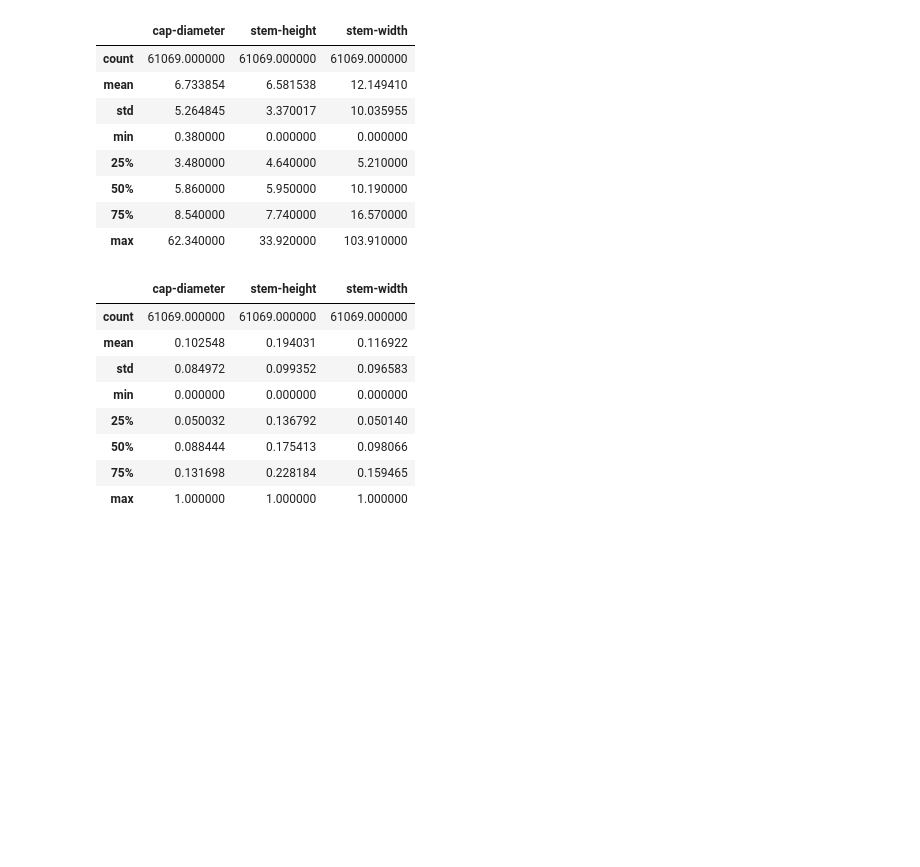
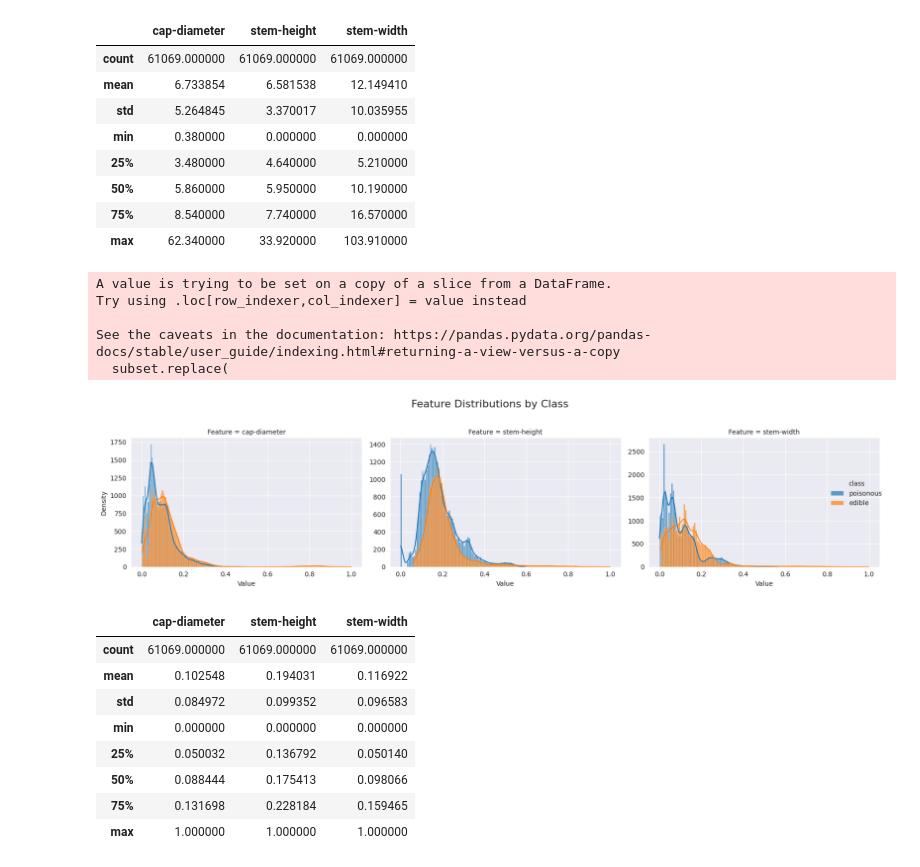
Before and after one commit to Sombra-MLET2/1-up-classifier, a Jupyter notebook: ml-models/Mushroom_Safety_Classifier.ipynb, the cells around one changed output. Cells and saved outputs as stored; diff of their text form; code cells hidden in the pictures; blank space fills up the shorter version.

Commit message:
Added facet grid graph on cap diameter, stem height & width

```diff
--- a/ml-models/Mushroom_Safety_Classifier.ipynb
+++ b/ml-models/Mushroom_Safety_Classifier.ipynb
@@ -190,6 +190,39 @@ num_scaler = MinMaxScaler()
 
 # Aplicando Min & Max scaler para variáveis categóricas
 dados[nor_cols] = cat_scaler.fit_transform(dados[nor_cols])
+# %%
+import seaborn as sns
+import matplotlib.pyplot as plt
+
+subset = dados[['cap-diameter', 'stem-height', 'stem-width', 'class']]
+subset.replace(
+    {
+        'class': {
+            1: 'poisonous',
+            0: 'edible'
+        }
+    },
+    inplace=True)
+
+melted_data = subset.melt(id_vars='class', var_name='Feature', value_name='Value')
+
+g = sns.FacetGrid(melted_data, col='Feature', hue='class', sharex=False, sharey=False, height=4, aspect=1.3)
+
+g.map(sns.histplot, 'Value', kde=True, alpha=0.7).add_legend()
+
+g.set_axis_labels("Value", "Density")
+g.fig.suptitle("Feature Distributions by Class", y=1.03, fontsize=16)
+plt.tight_layout()
+plt.show()
+
+# Aparentemente os venenosos apresentam menores tamanhos/proporções
+# %% [output]
+A value is trying to be set on a copy of a slice from a DataFrame.
+Try using .loc[row_indexer,col_indexer] = value instead
+
+See the caveats in the documentation: https://pandas.pydata.org/pandas-docs/stable/user_guide/indexing.html#returning-a-view-versus-a-copy
+  subset.replace(
+[figure, added]
 # %%
 dados[['cap-diameter','stem-height', 'stem-width']].describe()
 # %% [output]
```
Also changed, not shown: parts of 3 cells of this notebook.
